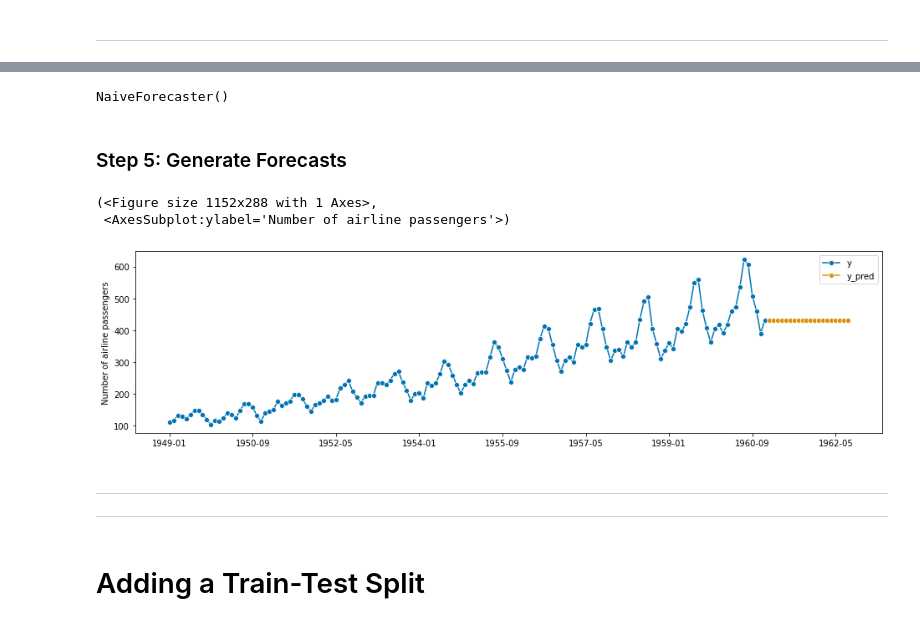
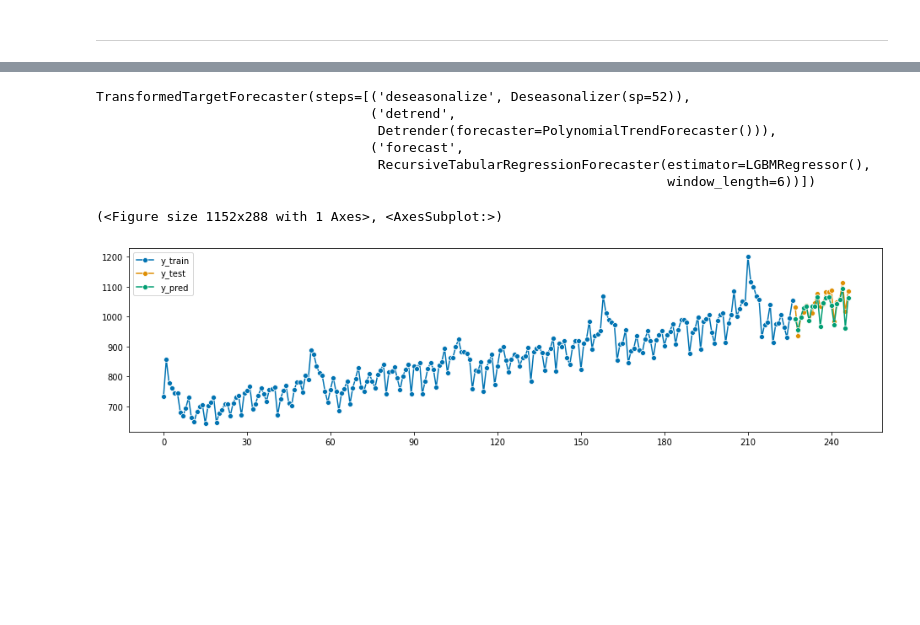
Before and after one commit to cdbale/Privacy-and-Forecasting-Empirical, a Jupyter notebook: Code/Exploratory/Forecasting Models/LGBM.ipynb, the cells around one changed output, grey strips where cells are left out. Saved outputs shown, nothing was run; the diff lists cells and outputs as text; code cells hidden in the pictures; blank space fills up the shorter version.

```diff
--- a/Code/Exploratory/Forecasting Models/LGBM.ipynb
+++ b/Code/Exploratory/Forecasting Models/LGBM.ipynb
@@ -58,0 +59,3 @@ fh = np.arange(1, 21)
+# %%
+# transform to nested dataframe structure
+Y_nested = from_2d_array_to_nested(Y)
@@ -69,0 +127,17 @@ forecaster = NaiveForecaster(strategy = "last")
+# %%
+#### forecasting pipeline
+# deseasonalize the data
+# detrend the data
+# ------- need to make these conditional transformations
+
+forecaster = TransformedTargetForecaster(
+    [
+        ("deseasonalize", Deseasonalizer(sp=52, model="additive")),
+        ("detrend", Detrender(forecaster=PolynomialTrendForecaster(degree=1))),
+        ("forecast", make_reduction(regressor, window_length=6, strategy="recursive")),
+    ]
+)
+# %%
+# select one series
+y = Y_nested.iloc[3,0]
+y
@@ -70,22 +160,19 @@ forecaster = NaiveForecaster(strategy = "last")
 # %%
-# fit the model to the data
-forecaster.fit(y)
+# train the forecasting model
+forecaster.fit(y_train)
 # %% [output]
-NaiveForecaster()
+TransformedTargetForecaster(steps=[('deseasonalize', Deseasonalizer(sp=52)),
+                                   ('detrend',
+                                    Detrender(forecaster=PolynomialTrendForecaster())),
+                                   ('forecast',
+                                    RecursiveTabularRegressionForecaster(estimator=LGBMRegressor(),
+                                                                         window_length=6))])
-# %% [markdown]
-### Step 5: Generate Forecasts
 # %%
 # generate forecasts
 y_pred = forecaster.predict(fh)
 # %%
-# plot observed and forecasted points
-plot_series(y, y_pred, labels = ["y", "y_pred"])
+# plot training and testing data and forecasts (y_pred)
+plot_series(y_train, y_test, y_pred, labels=["y_train", "y_test", "y_pred"])
 # %% [output]
-(<Figure size 1152x288 with 1 Axes>,
- <AxesSubplot:ylabel='Number of airline passengers'>)
+(<Figure size 1152x288 with 1 Axes>, <AxesSubplot:>)
-[figure, old version]
+[figure, new version]
-# %% [markdown]
-***
-***
-# %% [markdown]
-# Adding a Train-Test Split
```
Also changed, not shown: parts of 99 cells of this notebook, 1 other file.
